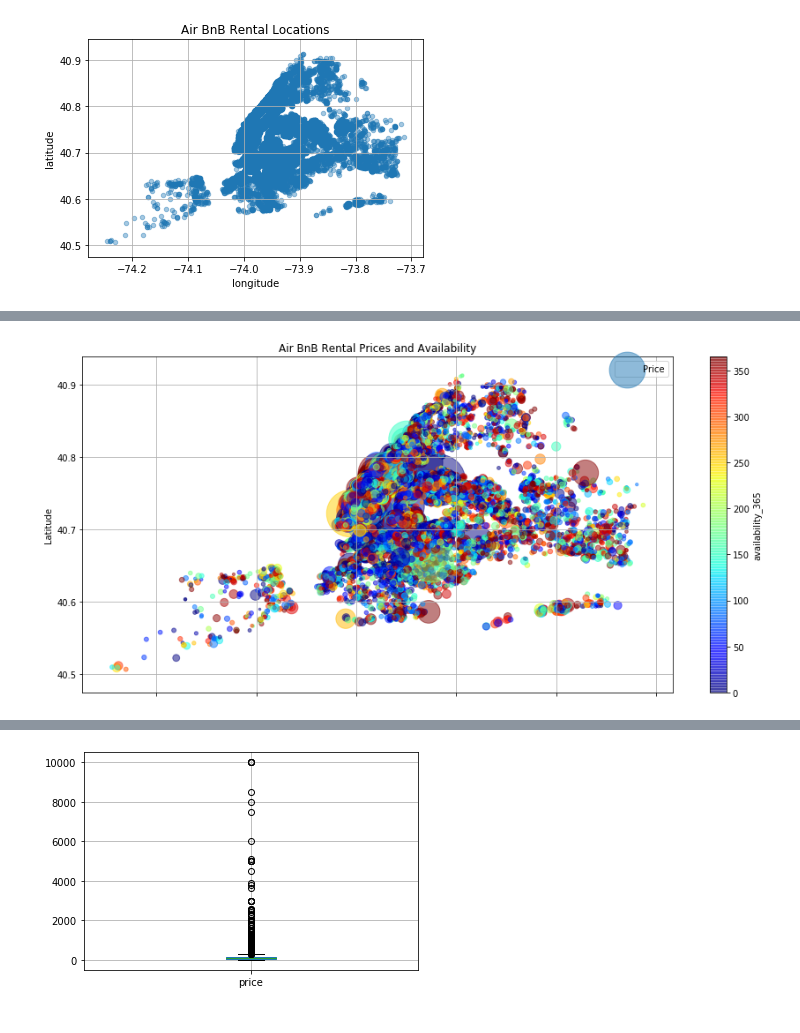
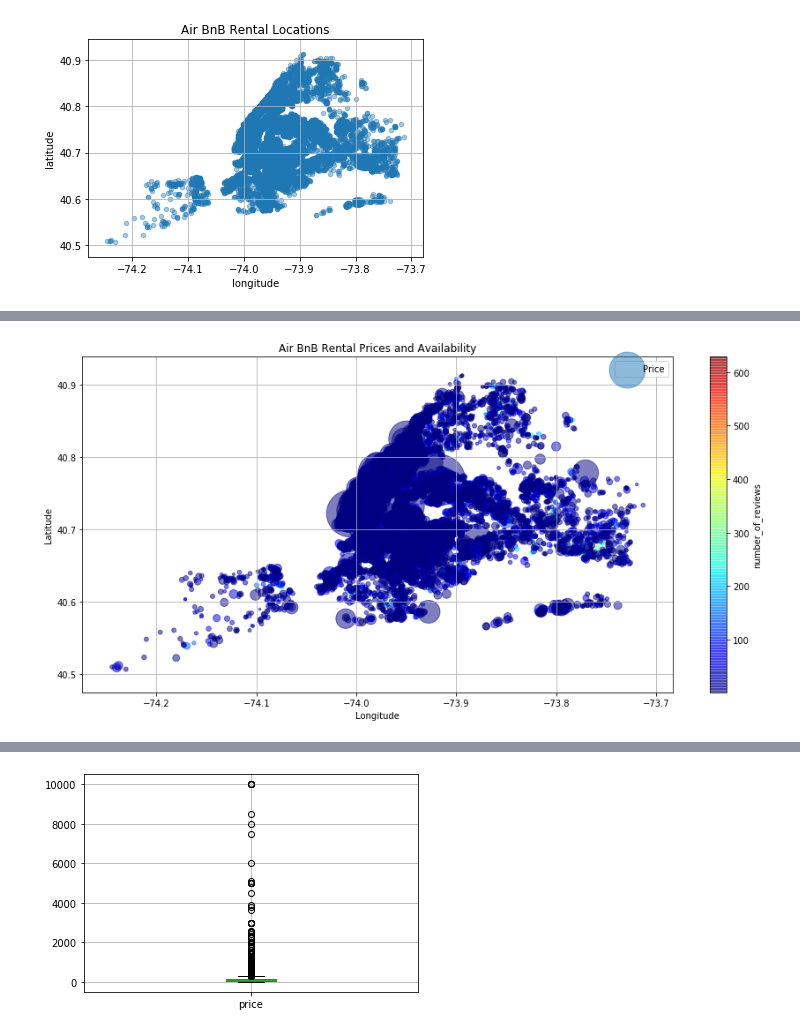
Before and after one commit to mcordray1988/NY_AIR_BNB, a Jupyter notebook: NY_CITY _AIRBNB_DATA.ipynb, the cells around one changed output, grey strips where cells are left out. Saved outputs shown, nothing was run; the diff lists cells and outputs as text; code cells hidden in the pictures.

```diff
--- a/NY_CITY _AIRBNB_DATA.ipynb
+++ b/NY_CITY _AIRBNB_DATA.ipynb
@@ -103,13 +123,13 @@ plt.show()
 # %%
+fig, ax = plt.subplots()
+
 df.plot(kind="scatter", x="longitude", y="latitude",
     s=df['price']/3, label="Price",
-    c="availability_365", cmap=plt.get_cmap("jet"),
-    colorbar=True, alpha=0.5, figsize=(15,7))
+    c="number_of_reviews", cmap=plt.get_cmap("jet"),
+    colorbar=True, alpha=0.5, figsize=(15,7), ax=ax)
 plt.xlabel("Longitude")
 plt.ylabel("Latitude")
 plt.title("Air BnB Rental Prices and Availability")
 plt.grid()
-
-plt.show()
 # %% [output]
-[figure, old version]
+[figure, new version]
```
Also changed, not shown: parts of 7 cells of this notebook, 2 other files.
